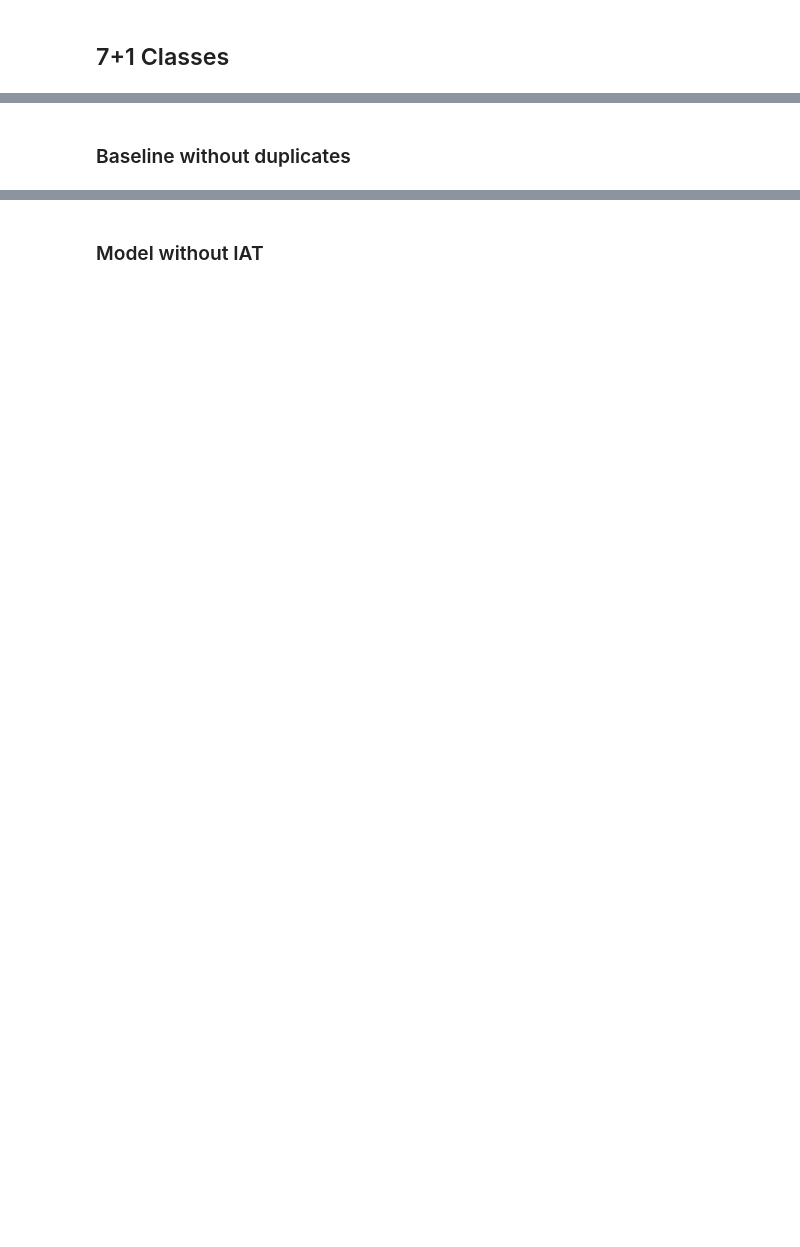
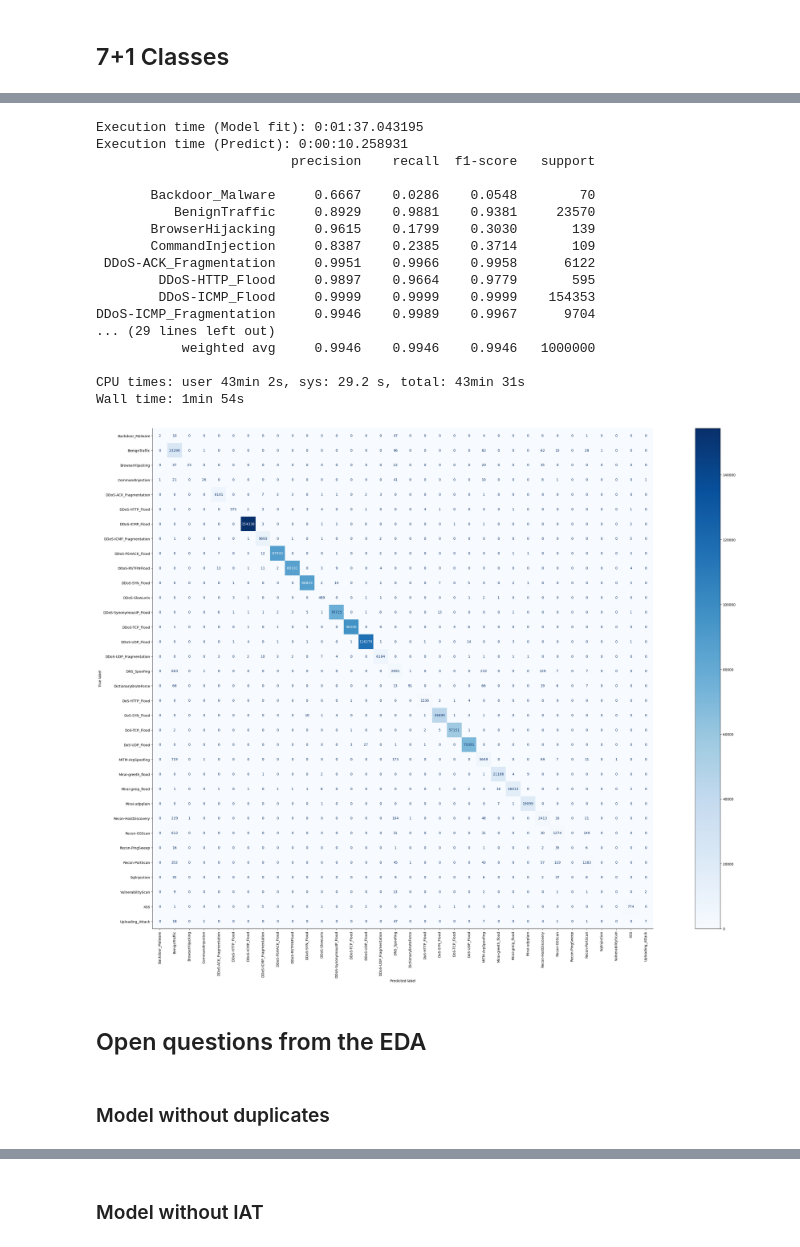
Before and after one commit to inaciobr/Multi-Stage-IoT-Intrusion-Detection, a Jupyter notebook: notebooks/3 - Models.ipynb, the cells around one changed output, grey strips where cells are left out. Cells and saved outputs as stored; diff of their text form; code cells hidden in the pictures; blank space fills up the shorter version.

```diff
--- a/notebooks/3 - Models.ipynb
+++ b/notebooks/3 - Models.ipynb
@@ -120,10 +120,10 @@ Wall time: 1min 54s
 # %%
 %%time
 
-baseline_binary_df_split = model_utils.get_train_test_split(
+simplified_baseline_df_split = model_utils.get_train_test_split(
     df,
     target='general_label',
-    sample_size=sample_size,
+    sample_size=5_000_000,
     train_frac=0.80
 )
 # %% [output]
@@ -134,13 +134,13 @@ Wall time: 18.2 s
 # %%
 %%time
 
-model_attack_class_baseline = Pipeline([
-    ('scaler', StandardScaler()),
-    ('model', RandomForestClassifier(n_jobs=n_jobs, random_state=seed))
-])
+simplified_model_baseline = RandomForestClassifier(
+    n_jobs=n_jobs,
+    random_state=seed
+)
 
-X_train, X_test, y_train, y_test = baseline_binary_df_split
+X_train, X_test, y_train, y_test = simplified_baseline_df_split
 
-model_utils.train_model(model_attack_class_baseline, X_train, y_train)
-model_utils.evaluate_model(model_attack_class_baseline, X_test, y_test)
+model_utils.train_model(simplified_model_baseline, X_train, y_train)
+model_utils.evaluate_model(simplified_model_baseline, X_test, y_test)
 # %% [output]
@@ -166,0 +169,9 @@ Wall time: 2min 24s
+# %%
+%%time
+
+baseline_df_split = model_utils.get_train_test_split(
+    df,
+    target='label',
+    sample_size=5_000_000,
+    train_frac=0.80
+)
@@ -167,5 +183,38 @@ Wall time: 2min 24s
+# %%
+%%time
+
+model_baseline = RandomForestClassifier(
+    n_jobs=n_jobs,
+    random_state=seed
+)
+
+X_train, X_test, y_train, y_test = baseline_df_split
+
+model_utils.train_model(model_baseline, X_train, y_train)
+model_utils.evaluate_model(model_baseline, X_test, y_test)
+# %% [output]
+Execution time (Model fit): 0:01:37.043195
+Execution time (Predict): 0:00:10.258931
+                         precision    recall  f1-score   support
+
+       Backdoor_Malware     0.6667    0.0286    0.0548        70
+          BenignTraffic     0.8929    0.9881    0.9381     23570
+       BrowserHijacking     0.9615    0.1799    0.3030       139
+       CommandInjection     0.8387    0.2385    0.3714       109
+ DDoS-ACK_Fragmentation     0.9951    0.9966    0.9958      6122
+        DDoS-HTTP_Flood     0.9897    0.9664    0.9779       595
+        DDoS-ICMP_Flood     0.9999    0.9999    0.9999    154353
+DDoS-ICMP_Fragmentation     0.9946    0.9989    0.9967      9704
+... (29 lines left out)
+           weighted avg     0.9946    0.9946    0.9946   1000000
+
+CPU times: user 43min 2s, sys: 29.2 s, total: 43min 31s
+Wall time: 1min 54s
+[figure, added]
+# %% [markdown]
+## Open questions from the EDA
 # %% [markdown]
-### Baseline without duplicates
+### Model without duplicates
 # %%
 %%time
 
```
Also changed, not shown: parts of 33 cells of this notebook, 4 other files.
